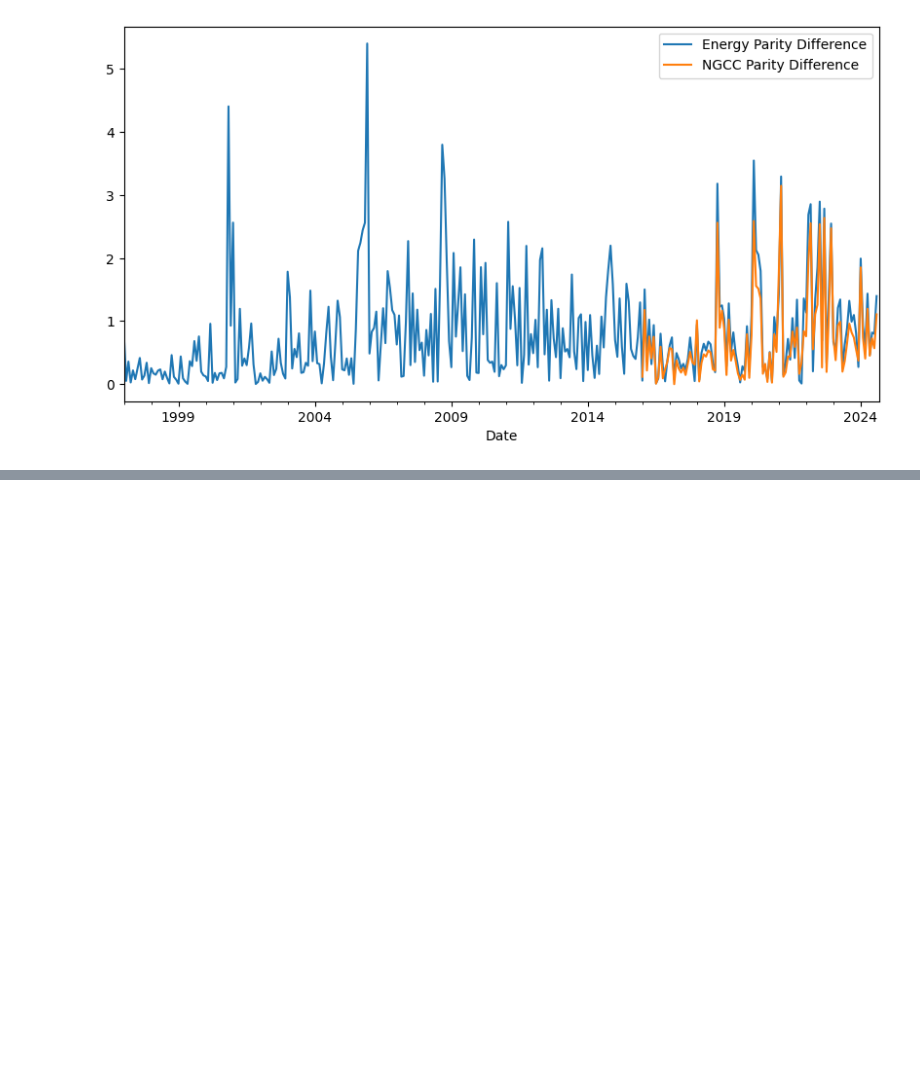
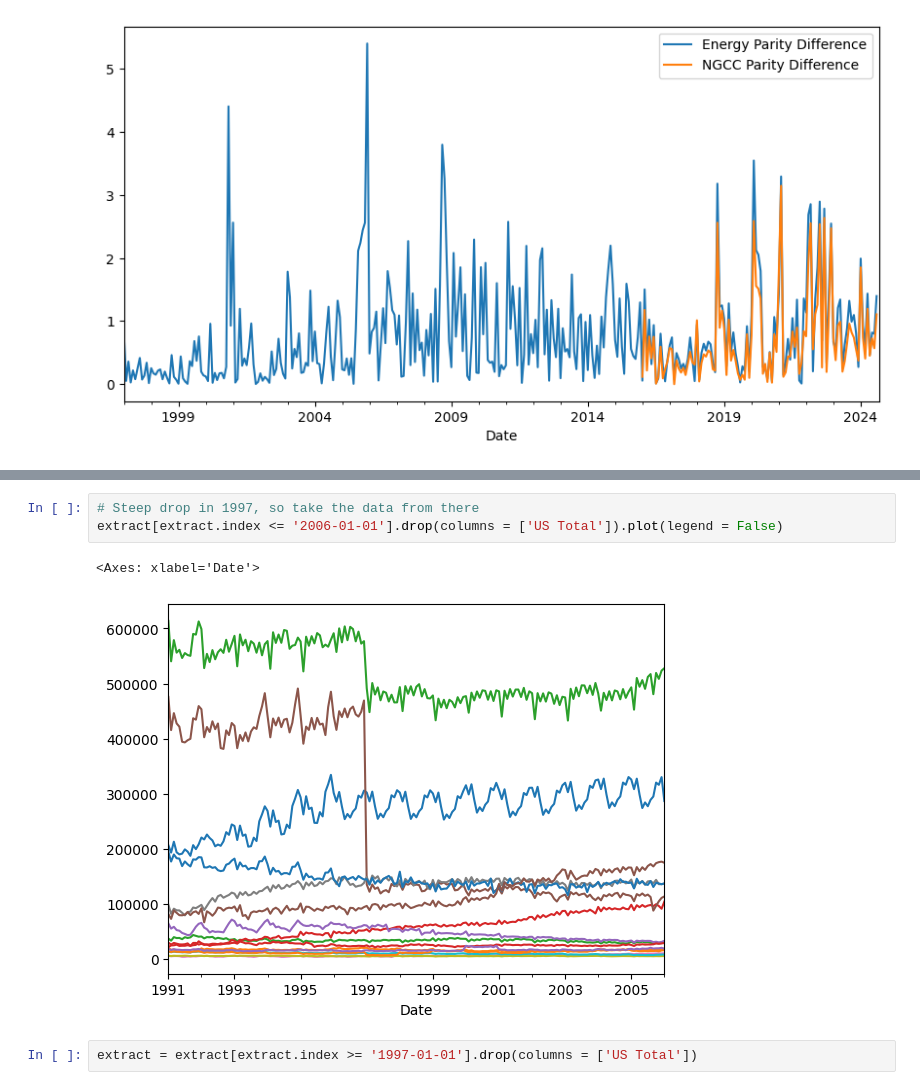
Before and after one commit to kevivuu/ECON323-project, a Jupyter notebook: Final Project.ipynb, the cells around one changed output, grey strips where cells are left out. Cells and saved outputs as stored; diff of their text form; blank space fills up the shorter version.

```diff
--- a/Final Project.ipynb
+++ b/Final Project.ipynb
@@ -213,0 +272,8 @@ prices.plot('Date',
+# %%
+# Steep drop in 1997, so take the data from there
+extract[extract.index <= '2006-01-01'].drop(columns = ['US Total']).plot(legend = False)
+# %% [output]
+<Axes: xlabel='Date'>
+[figure, added]
+# %%
+extract = extract[extract.index >= '1997-01-01'].drop(columns = ['US Total'])
```
Also changed, not shown: parts of 27 cells of this notebook, 4 other files.
